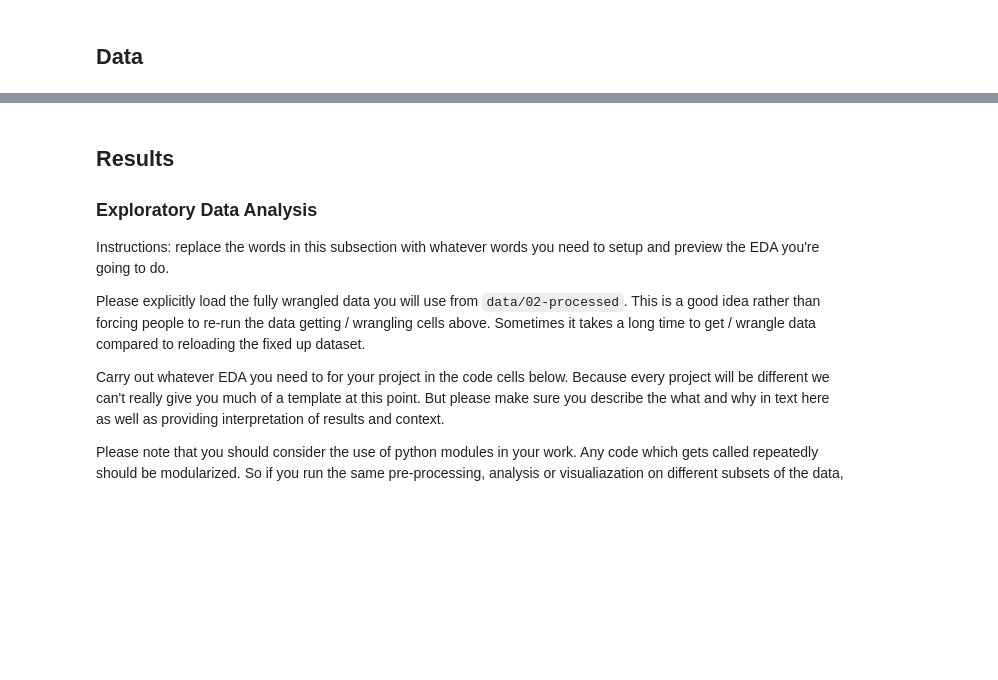
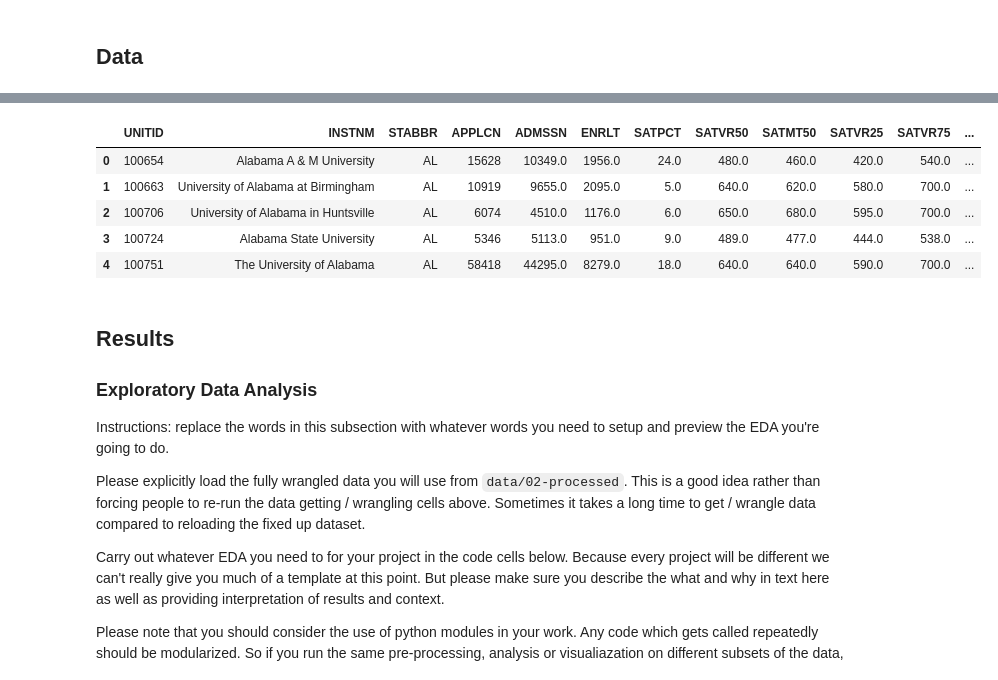
Before and after one commit to COGS108/Group065_WI26, a Jupyter notebook: 02-EDACheckpoint.ipynb, the cells around one changed output, grey strips where cells are left out. Drawn from its saved outputs; the diff is of its cells as text; code cells hidden in the pictures; blank space fills up the shorter version.

Commit message:
updated the data checkpoint area in EDA checkpoint

```diff
--- a/02-EDACheckpoint.ipynb
+++ b/02-EDACheckpoint.ipynb
@@ -230,0 +142,67 @@ df_tidy.to_csv("data/02-processed/ucsd_admissions_tidy_with_term.csv", index=Fal
+# %%
+import pandas as pd
+import numpy as np
+
+# Load raw files
+adm = pd.read_csv("data/00-raw/adm2023_RV.csv", low_memory=False)
+hd = pd.read_csv("data/00-raw/hd2023.csv", low_memory=False)
+
+# Merge admissions with institution metadata
+df = adm.merge(
+    hd[["UNITID", "INSTNM", "STABBR", "OBEREG", "CONTROL"]],
+    on="UNITID",
+    how="left"
+)
+
+print("Raw shape:", df.shape)
+print("\nMissingness (%):")
+print((df.isna().mean() * 100).sort_values(ascending=False).round(2))
+
+# Keep columns used for analysis
+df = df[[
+    "UNITID", "INSTNM", "STABBR", "OBEREG", "CONTROL",
+    "APPLCN", "ADMSSN", "ENRLT", "SATPCT",
+    "SATVR50", "SATMT50", "SATVR25", "SATVR75", "SATMT25", "SATMT75"
+]].copy()
+
+# Convert numeric columns
+num_cols = ["APPLCN", "ADMSSN", "ENRLT", "SATPCT", "SATVR50", "SATMT50", "SATVR25", "SATVR75", "SATMT25", "SATMT75"]
+for c in num_cols:
+    df[c] = pd.to_numeric(df[c], errors="coerce")
+
+# Collapse control into Public vs Private only
+df["control_group"] = df["CONTROL"].map({1: "Public", 2: "Private", 3: "Private"})
+
+# Build 4-region labels from OBEREG
+region_map = {
+    1: "Northeast", 2: "Northeast",
+    3: "Midwest", 4: "Midwest",
+    5: "South", 6: "South",
+    7: "West", 8: "West",
+    9: "Outlying"
+}
+df["region"] = df["OBEREG"].map(region_map)
+
+# Drop schools without SAT medians and keep valid groups
+df_clean = df.dropna(subset=["SATMT50", "SATVR50"]).copy()
+df_clean = df_clean[df_clean["control_group"].isin(["Public", "Private"])].copy()
+df_clean = df_clean[df_clean["region"].isin(["Northeast", "Midwest", "South", "West"])].copy()
+
+# Keep SAT values in valid section-score range
+df_clean = df_clean[
+    df_clean["SATMT50"].between(200, 800) &
+    df_clean["SATVR50"].between(200, 800)
+].copy()
+
+# Optional context metrics
+df_clean["admit_rate"] = np.where(df_clean["APPLCN"] > 0, df_clean["ADMSSN"] / df_clean["APPLCN"], np.nan)
+df_clean["yield_rate"] = np.where(df_clean["ADMSSN"] > 0, df_clean["ENRLT"] / df_clean["ADMSSN"], np.nan)
+
+# Save cleaned data
+df_final = df_clean.drop(columns=["CONTROL", "OBEREG"], errors="ignore")
+df_final.to_csv("data/02-processed/university_sat_region_control_2023.csv", index=False)
+
+
+print(df_clean.shape)
+df_final.head()
+# %% [output]
@@ -231,3 +225,9 @@ df_tidy.to_csv("data/02-processed/ucsd_admissions_tidy_with_term.csv", index=Fal
+|  | UNITID | INSTNM | STABBR | APPLCN | ADMSSN | ENRLT | SATPCT | SATVR50 | SATMT50 | SATVR25 | SATVR75 | ... |
+| 0 | 100654 | Alabama A & M University | AL | 15628 | 10349.0 | 1956.0 | 24.0 | 480.0 | 460.0 | 420.0 | 540.0 | ... |
+| 1 | 100663 | University of Alabama at Birmingham | AL | 10919 | 9655.0 | 2095.0 | 5.0 | 640.0 | 620.0 | 580.0 | 700.0 | ... |
+| 2 | 100706 | University of Alabama in Huntsville | AL | 6074 | 4510.0 | 1176.0 | 6.0 | 650.0 | 680.0 | 595.0 | 700.0 | ... |
+| 3 | 100724 | Alabama State University | AL | 5346 | 5113.0 | 951.0 | 9.0 | 489.0 | 477.0 | 444.0 | 538.0 | ... |
+| 4 | 100751 | The University of Alabama | AL | 58418 | 44295.0 | 8279.0 | 18.0 | 640.0 | 640.0 | 590.0 | 700.0 | ... |
 # %% [markdown]
 ## Results
 
```
Also changed, not shown: parts of 7 cells of this notebook.
